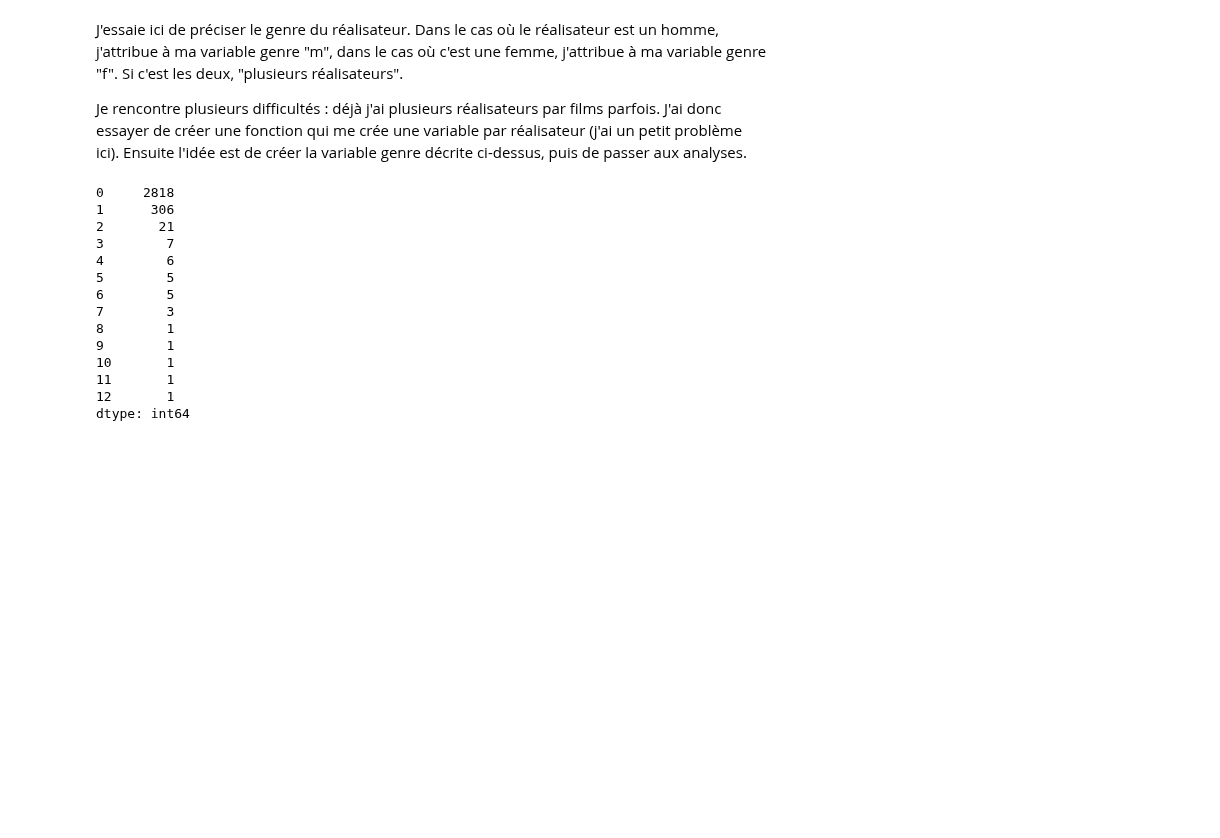
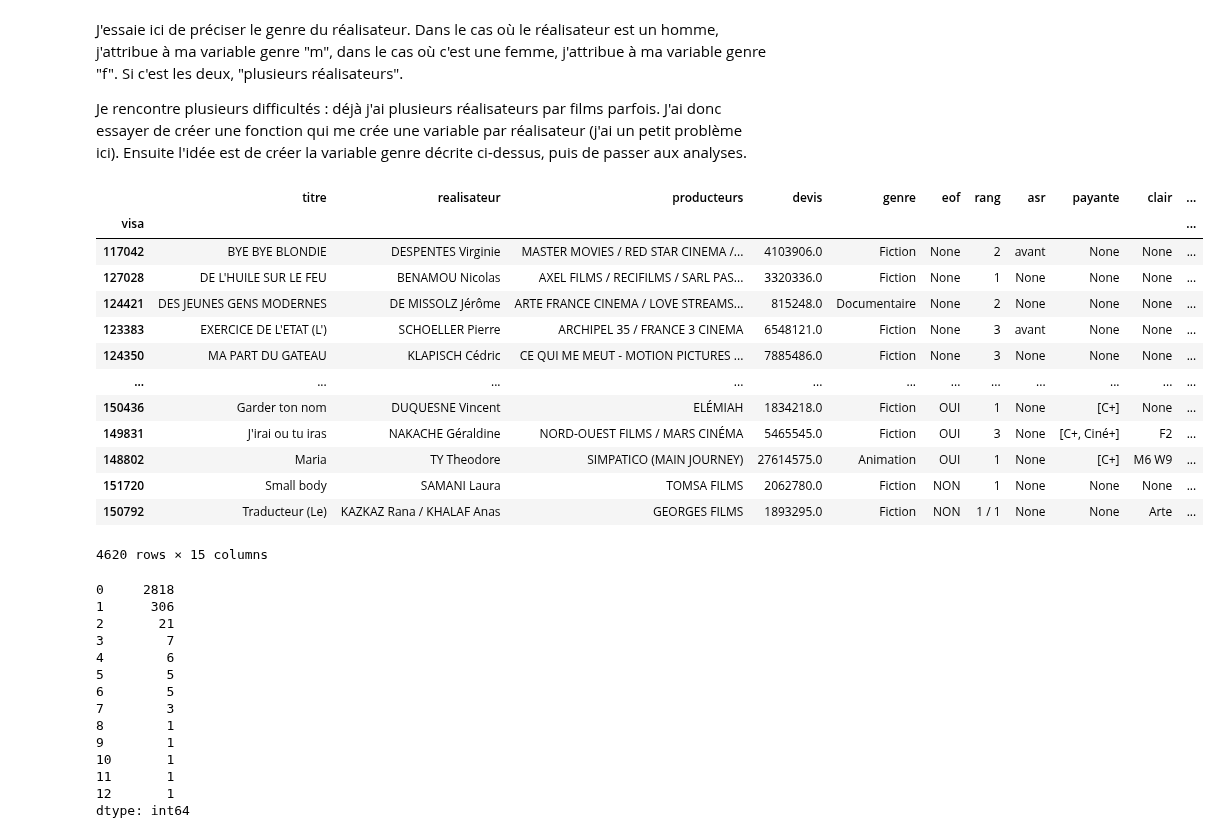
Before and after one commit to Clement-Dn/Projet_Cin-, a Jupyter notebook: Rapport_Projet_Cinema.ipynb, the cells around one changed output. Drawn from its saved outputs; the diff is of its cells as text; code cells hidden in the pictures; blank space fills up the shorter version.

Commit message:
TRAVAIL SUR LE GENRE

```diff
--- a/Rapport_Projet_Cinema.ipynb
+++ b/Rapport_Projet_Cinema.ipynb
@@ -184,6 +200,24 @@ films_cnc["titre"].nunique()
 J'essaie ici de préciser le genre du réalisateur. Dans le cas où le réalisateur est un homme, j'attribue à ma variable genre "m", dans le cas où c'est une femme, j'attribue à ma variable genre "f". Si c'est les deux, "plusieurs réalisateurs".
 
 Je rencontre plusieurs difficultés : déjà j'ai plusieurs réalisateurs par films parfois. J'ai donc essayer de créer une fonction qui me crée une variable par réalisateur (j'ai un petit problème ici). Ensuite l'idée est de créer la variable genre décrite ci-dessus, puis de passer aux analyses.
+# %%
+films_cnc = films_cnc.set_index('visa')
+films_cnc
+# %% [output]
+|  | titre | realisateur | producteurs | devis | genre | eof | rang | asr | payante | clair | ... |
+| visa |  |  |  |  |  |  |  |  |  |  | ... |
+| 117042 | BYE BYE BLONDIE | DESPENTES Virginie | MASTER MOVIES / RED STAR CINEMA /... | 4103906.0 | Fiction | None | 2 | avant | None | None | ... |
+| 127028 | DE L'HUILE SUR LE FEU | BENAMOU Nicolas | AXEL FILMS / RECIFILMS / SARL PAS... | 3320336.0 | Fiction | None | 1 | None | None | None | ... |
+| 124421 | DES JEUNES GENS MODERNES | DE MISSOLZ Jérôme | ARTE FRANCE CINEMA / LOVE STREAMS... | 815248.0 | Documentaire | None | 2 | None | None | None | ... |
+| 123383 | EXERCICE DE L'ETAT (L') | SCHOELLER Pierre | ARCHIPEL 35 / FRANCE 3 CINEMA | 6548121.0 | Fiction | None | 3 | avant | None | None | ... |
+| 124350 | MA PART DU GATEAU | KLAPISCH Cédric | CE QUI ME MEUT - MOTION PICTURES ... | 7885486.0 | Fiction | None | 3 | None | None | None | ... |
+| ... | ... | ... | ... | ... | ... | ... | ... | ... | ... | ... | ... |
+| 150436 | Garder ton nom | DUQUESNE Vincent | ELÉMIAH | 1834218.0 | Fiction | OUI | 1 | None | [C+] | None | ... |
+| 149831 | J'irai ou tu iras | NAKACHE Géraldine | NORD-OUEST FILMS / MARS CINÉMA | 5465545.0 | Fiction | OUI | 3 | None | [C+, Ciné+] | F2 | ... |
+| 148802 | Maria | TY Theodore | SIMPATICO (MAIN JOURNEY) | 27614575.0 | Animation | OUI | 1 | None | [C+] | M6 W9 | ... |
+| 151720 | Small body | SAMANI Laura | TOMSA FILMS | 2062780.0 | Fiction | NON | 1 | None | None | None | ... |
+| 150792 | Traducteur (Le) | KAZKAZ Rana / KHALAF Anas | GEORGES FILMS | 1893295.0 | Fiction | NON | 1 / 1 | None | None | Arte | ... |
+4620 rows × 15 columns
 # %%
 #à affiner : créer une colonne réalisateur 2
 test = films_cnc["realisateur"].str.split(pat= '/', expand=True)
```
Also changed, not shown: parts of 7 cells of this notebook.
